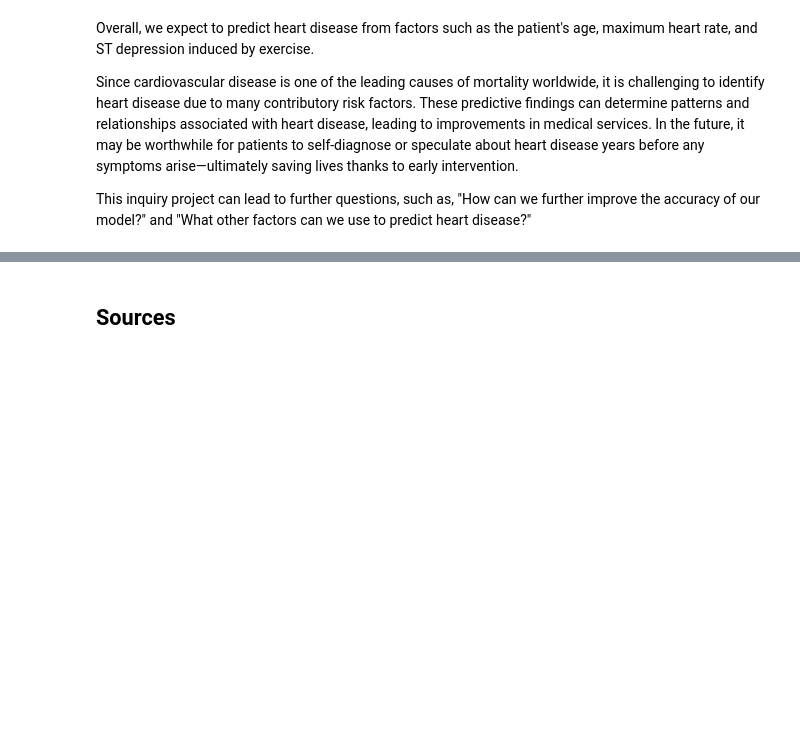
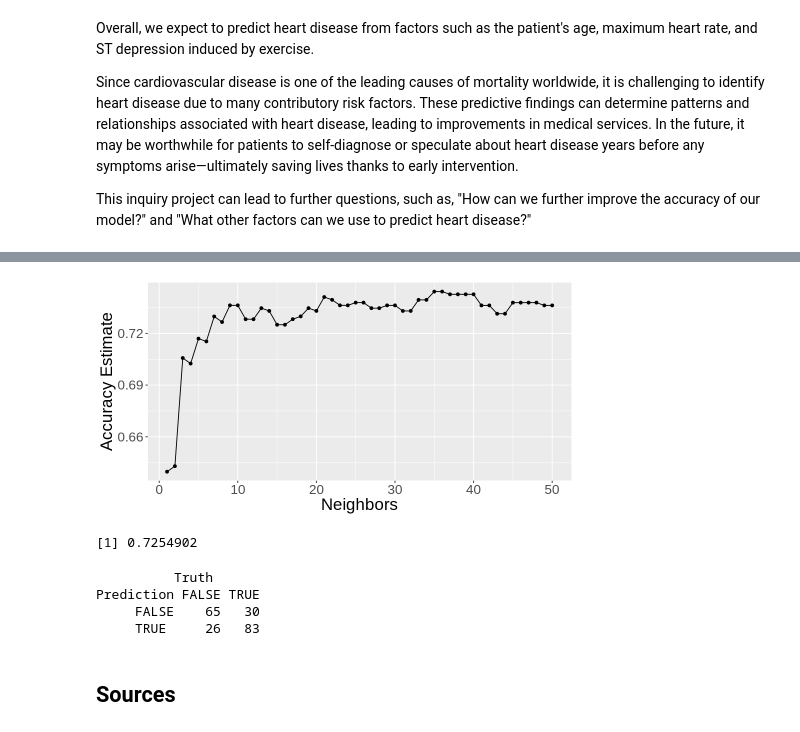
Before and after one commit to EdwardJXLi/DSCI-100-group-project, a Jupyter notebook: HeartDiseasePrediction.ipynb, the cells around one changed output, grey strips where cells are left out. Cells and saved outputs as stored; diff of their text form; code cells hidden in the pictures; blank space fills up the shorter version.

```diff
--- a/HeartDiseasePrediction.ipynb
+++ b/HeartDiseasePrediction.ipynb
@@ -328,0 +367,21 @@ This inquiry project can lead to further questions, such as, "How can we further
+# %%
+set.seed(2022)
+heart_vfold <- vfold_cv(heart_training_selected, v = 5, strata = num)
+gridvals <- tibble(neighbors = seq(1, 50))
+
+heart_recipe <- recipe(num ~ age + thalach + oldpeak, data = heart_training_selected) |>
+    step_scale(all_predictors()) |>
+    step_center(all_predictors())
+
+knn_spec <- nearest_neighbor(weight_func = "rectangular", neighbors = tune()) |>
+    set_engine("kknn") |>
+    set_mode("classification")
+
+knn_results <- workflow() |>
+    add_model(knn_spec) |>
+    add_recipe(heart_recipe) |>
+    tune_grid(resamples = heart_vfold, grid = gridvals) |>
+    collect_metrics() |>
+    filter(.metric == "accuracy")
+
+knn_results
@@ -329,3 +399,42 @@ This inquiry project can lead to further questions, such as, "How can we further
+# %%
+cross_val_plot <- ggplot(knn_results, aes(x = neighbors, y = mean)) +
+    geom_point() +
+    geom_line() +
+    labs(x = "Neighbors", y = "Accuracy Estimate") +
+    theme(text = element_text(size = 20))
+
+cross_val_plot
+# %% [output]
+[figure, added]
+# %%
+knn_spec <- nearest_neighbor(weight_func = "rectangular", neighbors = 21) |>
+    set_engine("kknn") |>
+    set_mode("classification")
+
+heart_fit <- workflow() |>
+    add_model(knn_spec) |>
+    add_recipe(heart_recipe) |>
+    fit(heart_training_selected)
+
+heart_predictions <- predict(heart_fit, heart_testing_clean) |>
+    bind_cols(heart_testing_clean)
+
+heart_acc <- heart_predictions |>
+    metrics(truth = num, estimate = .pred_class) |>
+    filter(.metric == "accuracy") |>
+    select(.estimate) |>
+    pull()
+heart_acc
+
+heart_cm <- heart_predictions |>
+    conf_mat(truth = num, estimate = .pred_class)
+heart_cm
+# %% [output]
+[1] 0.7254902
+          Truth
+Prediction FALSE TRUE
+     FALSE    65   30
+     TRUE     26   83
 # %% [markdown]
 ## Sources
 # %% [markdown]
```
Also changed, not shown: parts of 5 cells of this notebook.
